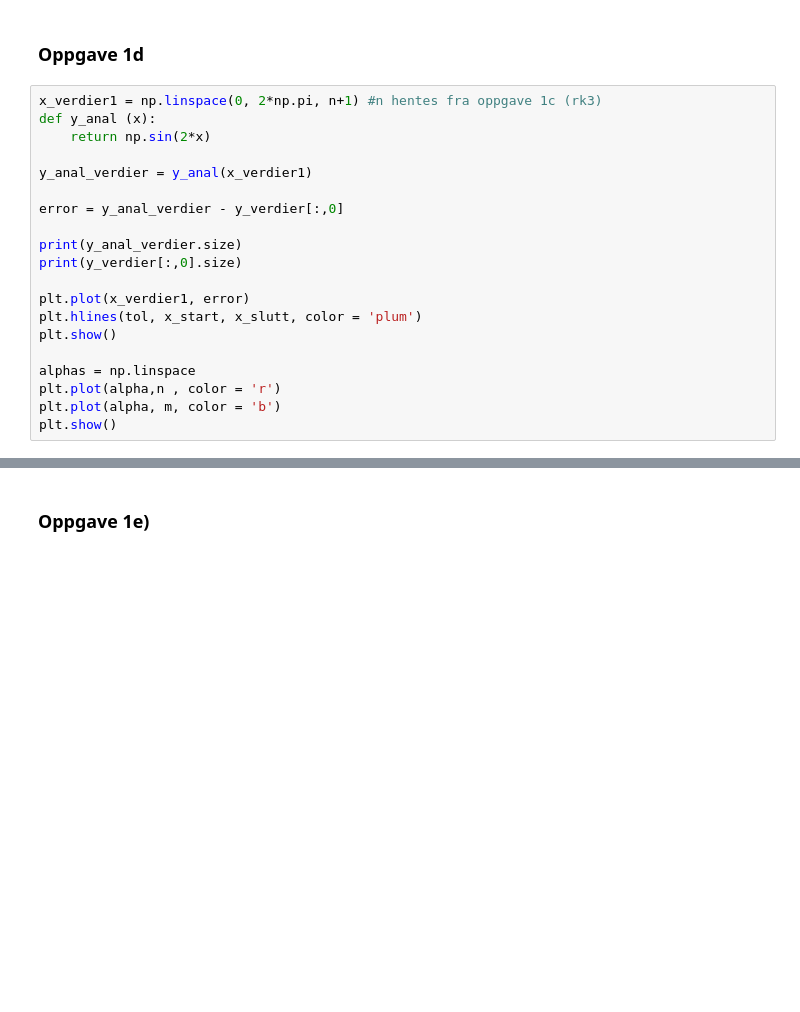
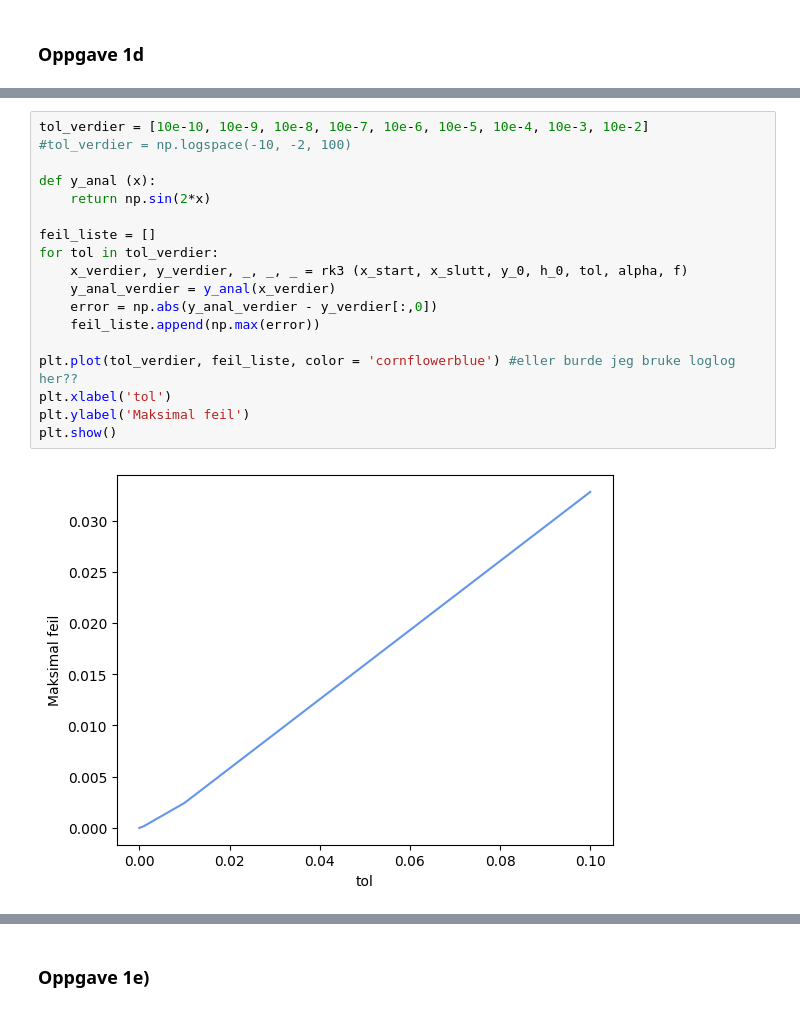
Before and after one commit to cfure3-svg/prosjekt3, a Jupyter notebook: prosjekt3.ipynb, the cells around one changed output, grey strips where cells are left out. Cells and saved outputs as stored; diff of their text form; blank space fills up the shorter version.

```diff
--- a/prosjekt3.ipynb
+++ b/prosjekt3.ipynb
@@ -137,23 +137,3 @@ RK3-metoden sjekker steglengden på hver iterasjon slik at $h$ ikke overskrider
 I det siste steget vil dette føre til at $h$ blir lik avstanden til sluttpunktet. Denne steglengden vil avvike fra det tidligere mønsteret og grafen får derfor en "dupp" i siste steg.
 # %% [markdown]
 ### Oppgave 1d
-# %%
-x_verdier1 = np.linspace(0, 2*np.pi, n+1) #n hentes fra oppgave 1c (rk3)
-def y_anal (x):
-    return np.sin(2*x)
-
-y_anal_verdier = y_anal(x_verdier1)
-
-error = y_anal_verdier - y_verdier[:,0]
-
-print(y_anal_verdier.size)
-print(y_verdier[:,0].size)
-
-plt.plot(x_verdier1, error)
-plt.hlines(tol, x_start, x_slutt, color = 'plum')
-plt.show()
-
-alphas = np.linspace
-plt.plot(alpha,n , color = 'r')
-plt.plot(alpha, m, color = 'b')
-plt.show()
@@ -164,0 +140,20 @@ plt.show()
+# %%
+tol_verdier = [10e-10, 10e-9, 10e-8, 10e-7, 10e-6, 10e-5, 10e-4, 10e-3, 10e-2]
+#tol_verdier = np.logspace(-10, -2, 100)
+
+def y_anal (x):
+    return np.sin(2*x)
+
+feil_liste = []
+for tol in tol_verdier:
+    x_verdier, y_verdier, _, _, _ = rk3 (x_start, x_slutt, y_0, h_0, tol, alpha, f)
+    y_anal_verdier = y_anal(x_verdier)
+    error = np.abs(y_anal_verdier - y_verdier[:,0])
+    feil_liste.append(np.max(error))
+
+plt.plot(tol_verdier, feil_liste, color = 'cornflowerblue') #eller burde jeg bruke loglog her??
+plt.xlabel('tol')
+plt.ylabel('Maksimal feil')
+plt.show()
+# %% [output]
+[figure, added]
```
Also changed, not shown: parts of 3 cells of this notebook.
